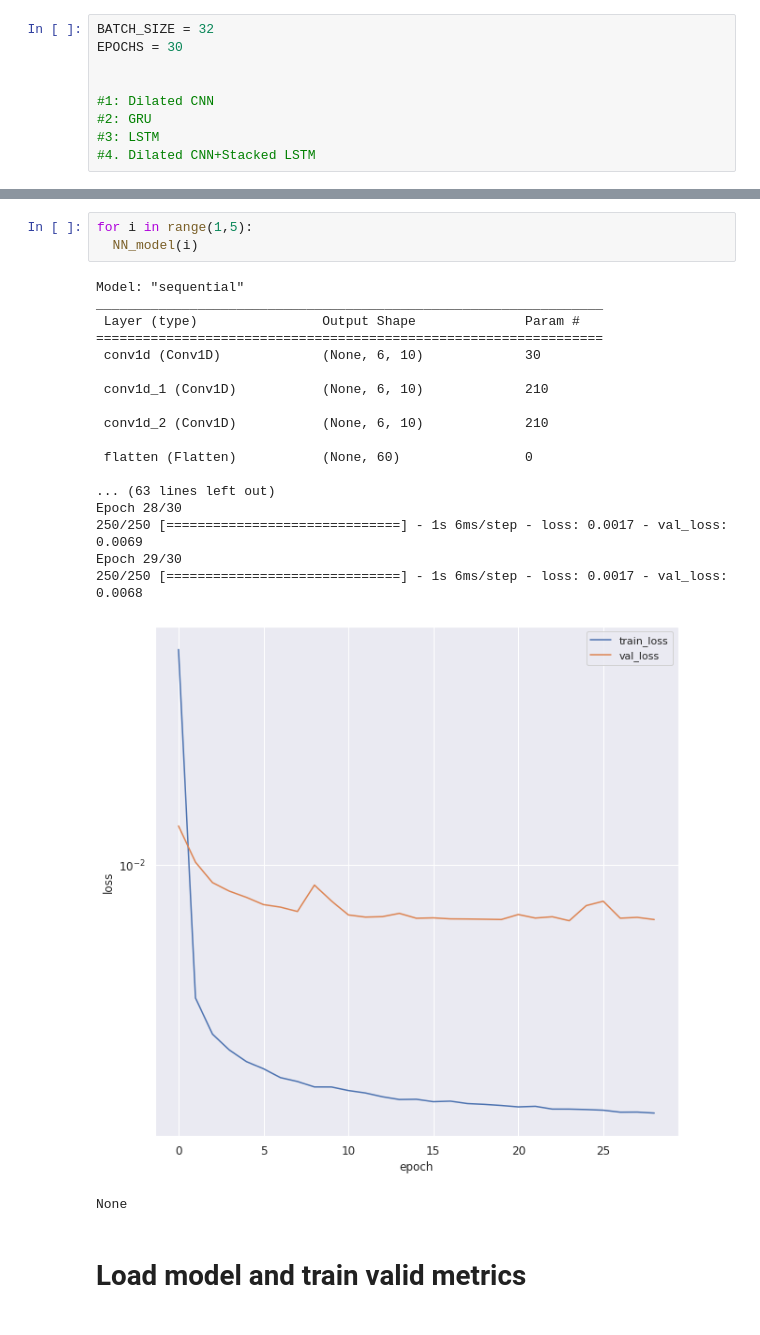
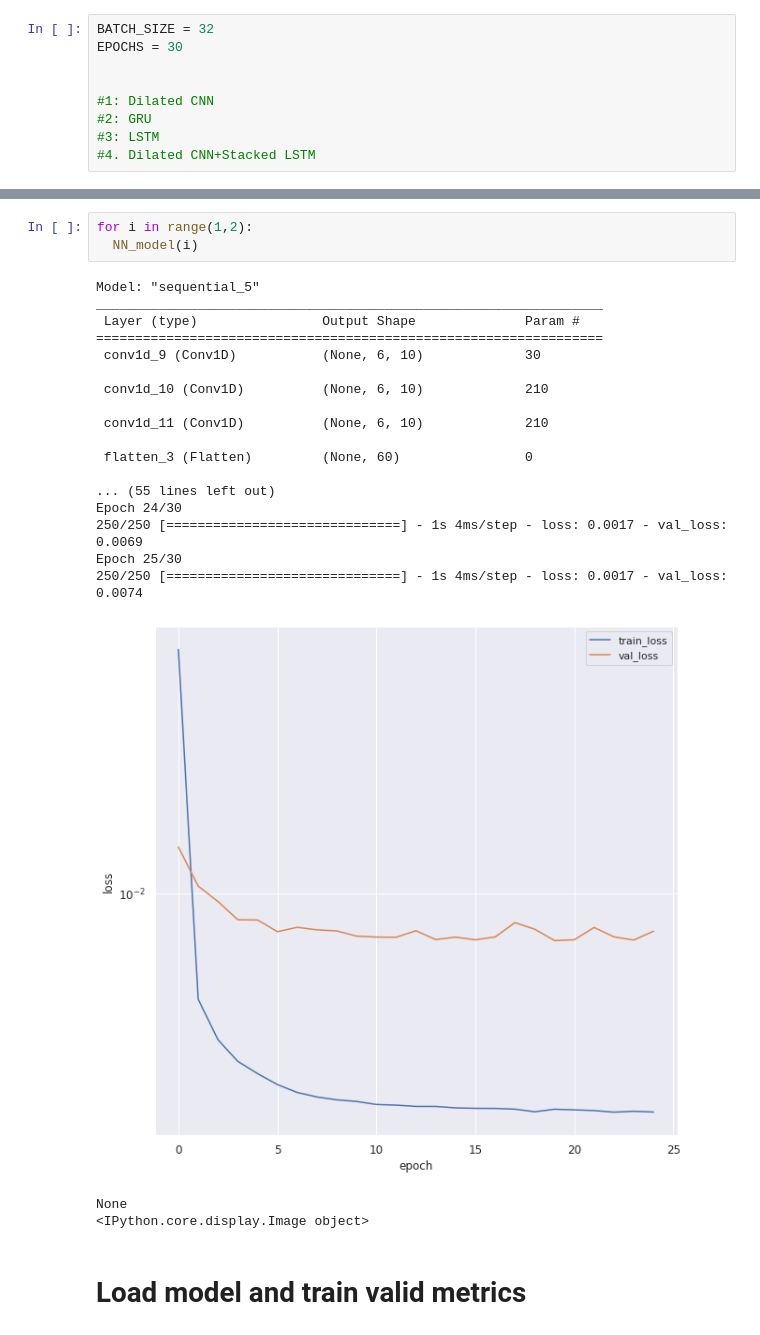
Before and after one commit to entc-17-fyp-20/WPF_Data_Visualization, a Jupyter notebook: All_models_for_short_term_power_forecasting_All_datasets.ipynb, the cells around one changed output, grey strips where cells are left out. Cells and saved outputs as stored; diff of their text form.

```diff
--- a/All_models_for_short_term_power_forecasting_All_datasets.ipynb
+++ b/All_models_for_short_term_power_forecasting_All_datasets.ipynb
@@ -356,28 +394,29 @@ def NN_model(model_no):
     else:
       print("No models inserted")
 # %%
-for i in range(1,5):
+for i in range(1,2):
   NN_model(i)
 # %% [output]
-Model: "sequential"
+Model: "sequential_5"
 _________________________________________________________________
  Layer (type)                Output Shape              Param #
 =================================================================
- conv1d (Conv1D)             (None, 6, 10)             30
+ conv1d_9 (Conv1D)           (None, 6, 10)             30
 
- conv1d_1 (Conv1D)           (None, 6, 10)             210
+ conv1d_10 (Conv1D)          (None, 6, 10)             210
 
- conv1d_2 (Conv1D)           (None, 6, 10)             210
+ conv1d_11 (Conv1D)          (None, 6, 10)             210
 
- flatten (Flatten)           (None, 60)                0
+ flatten_3 (Flatten)         (None, 60)                0
 
-... (63 lines left out)
-Epoch 28/30
-250/250 [==============================] - 1s 6ms/step - loss: 0.0017 - val_loss: 0.0069
-Epoch 29/30
-250/250 [==============================] - 1s 6ms/step - loss: 0.0017 - val_loss: 0.0068
+... (55 lines left out)
+Epoch 24/30
+250/250 [==============================] - 1s 4ms/step - loss: 0.0017 - val_loss: 0.0069
+Epoch 25/30
+250/250 [==============================] - 1s 4ms/step - loss: 0.0017 - val_loss: 0.0074
-[figure, old version]
+[figure, new version]
 None
+<IPython.core.display.Image object>
 # %% [markdown]
 # **Load model and train valid metrics**
 # %% [markdown]
```
Also changed, not shown: parts of 19 cells of this notebook.
